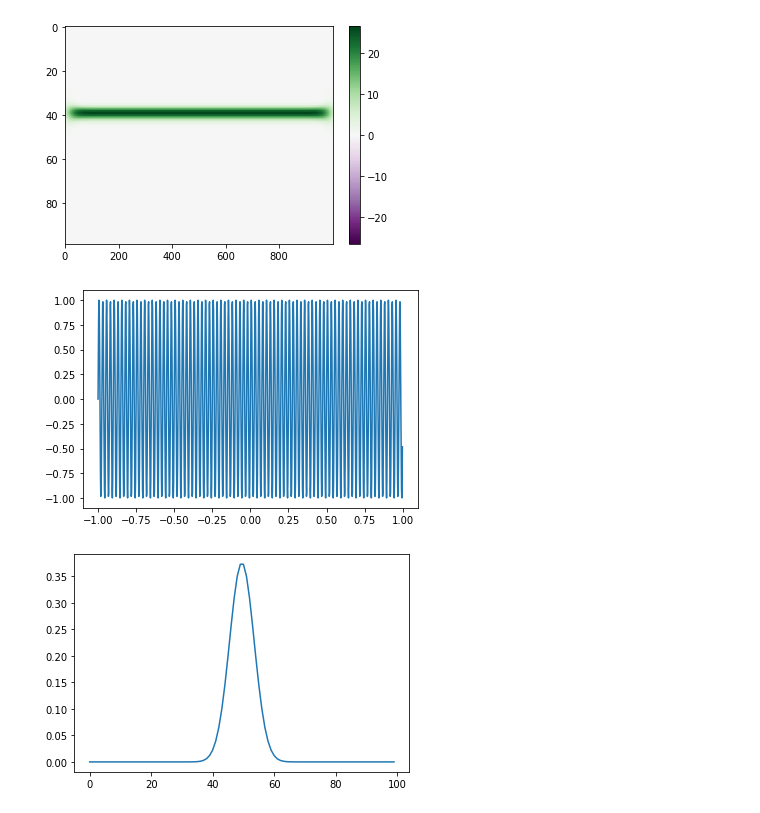
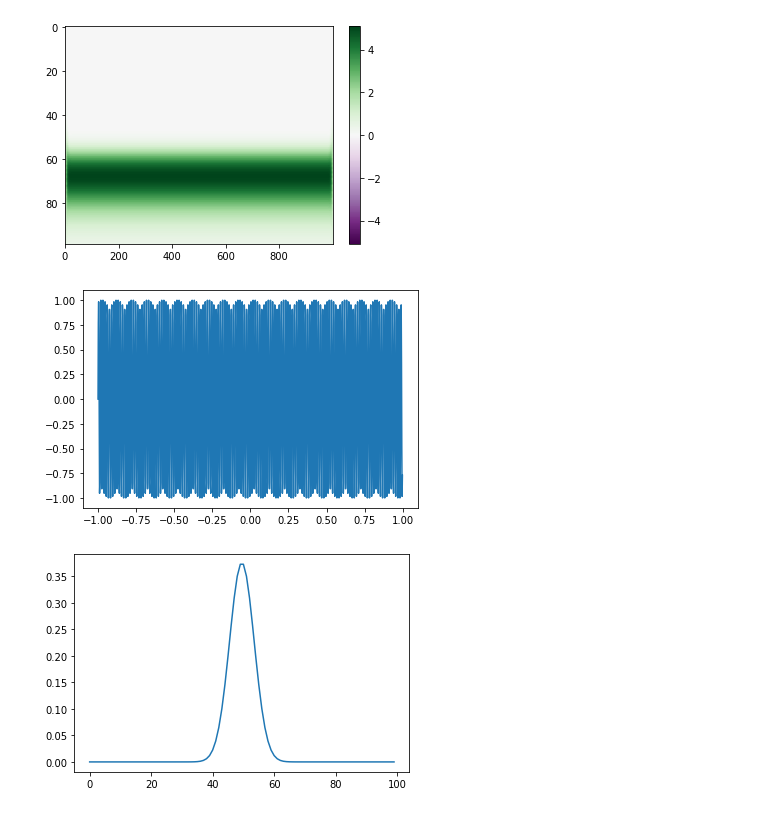
Before and after one commit to 1101AlexZab1011/FingerMovementDecoder, a Jupyter notebook: dirty_field/wavelets.ipynb, the cells around one changed output. Cells and saved outputs as stored; diff of their text form; code cells hidden in the pictures.

```diff
--- a/dirty_field/wavelets.ipynb
+++ b/dirty_field/wavelets.ipynb
@@ -5,43 +5,41 @@ import numpy as np
 import matplotlib.pyplot as plt
-# %%
-def compute_morlet_cwt(sig, t, omega_0, freqs)
+# %%
+def compute_morlet_cwt(sig: np.ndarray, t: np.ndarray, freqs: np.ndarray, omega_0: Optional[float] = 5, phase: Optional[bool] = False) -> np.ndarray:
+    dt = t[1] - t[0]
+    widths = omega_0 / (2 * np.pi * freqs * dt)
+    morlet = lambda M, s: signal.morlet2(M, s, w=omega_0)
+    cwtmatr = signal.cwt(sig, morlet, widths)
+    if phase:
+        return cwtmatr
+    else:
+        return np.real(cwtmatr)**2 + np.imag(cwtmatr)**2
 # %%
-
-
 t = np.linspace(-1, 1, 1000, endpoint=False)
 
 # sig  = np.cos(2 * np.pi * 7 * t) + signal.gausspulse(t - 0.4, fc=2)
 # sig = np.sin( 10*2*np.pi* t) + np.sin( 30*2*np.pi* t) + np.sin( 50*2*np.pi* t)
-sig = np.sin( 40*2*np.pi* t)
+sig = np.sin( 70*2*np.pi* t)
 # sig = np.sin( 30*2*np.pi* t) + np.sin( 29*2*np.pi* t)
-
 
 freqs = np.arange(1, 100)
 
-dt = t[1] - t[0]
-omega_0=15
-widths = omega_0 / (2 * np.pi * freqs * dt)
+cwtmatr = compute_morlet_cwt(sig, t, freqs)
 
-morlet = lambda M, s: signal.morlet2(M, s, w=omega_0)
-
-cwtmatr = signal.cwt(sig, morlet, widths)
-cwtmatr = np.real(cwtmatr)**2 + np.imag(cwtmatr)**2
-
-# cwtmatr = signal.cwt(sig, signal.ricker, widths)
-
-plt.imshow(cwtmatr,
-        #    extent=[-1, 1, 100, 1],
-           cmap='PRGn', aspect='auto',
-           vmax=abs(cwtmatr).max(), vmin=-abs(cwtmatr).max())
+plt.imshow(
+    cwtmatr,
+    cmap='PRGn', aspect='auto',
+    vmax=abs(cwtmatr).max(),
+    vmin=-abs(cwtmatr).max()
+)
 plt.colorbar()
 
 plt.show()
 
 plt.plot(t, sig)
 plt.show()
 # %% [output]
-[figure, old version]
+[figure, new version]
-[figure, old version]
+[figure, new version]
 # %%
 M = 100
 
```
Also changed, not shown: parts of 2 cells of this notebook, 9 other files.
